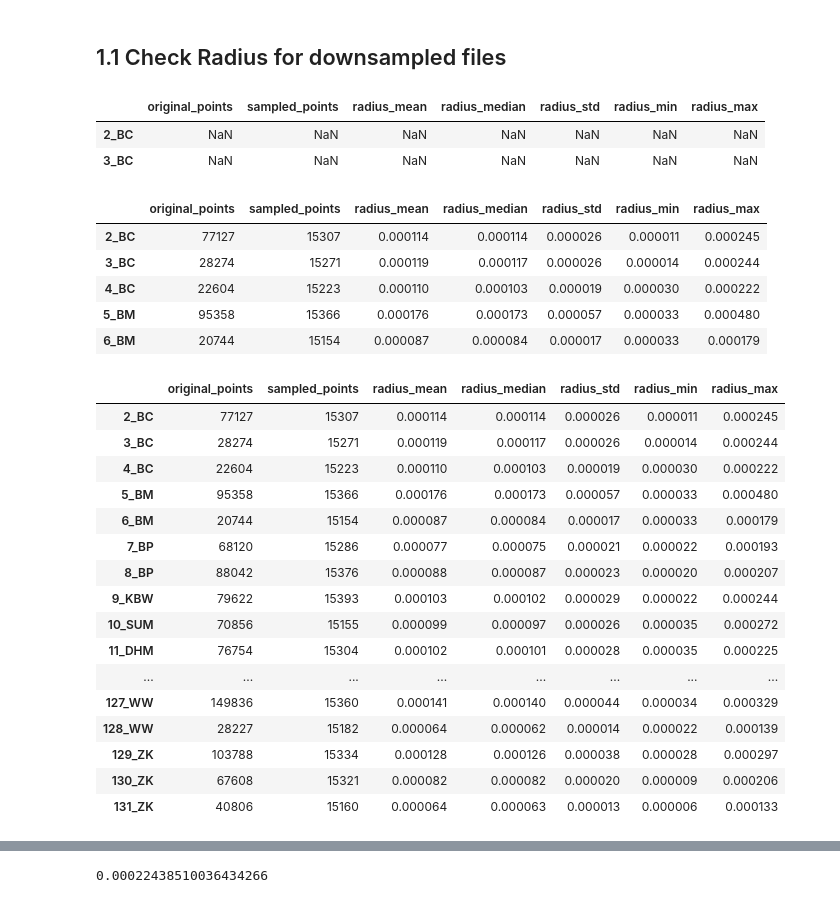
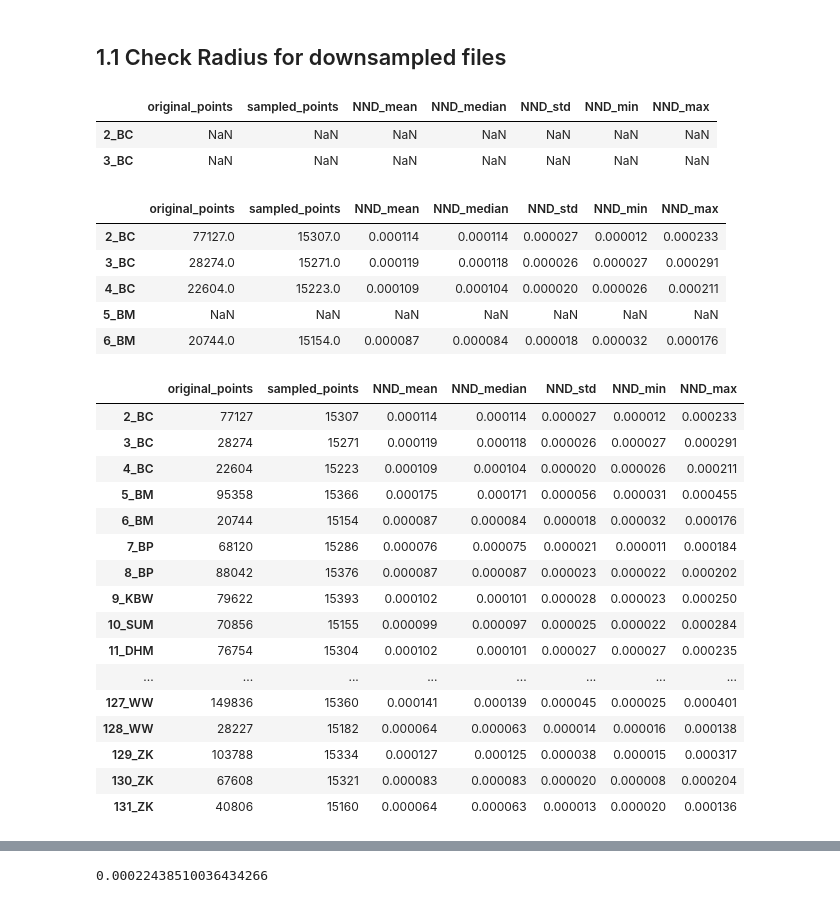
Before and after one commit to abhimandal/AneurysmSegmentation, a Jupyter notebook: aneurysm_segmentation3d/notebooks/EDA.ipynb, the cells around one changed output, grey strips where cells are left out. Drawn from its saved outputs; the diff is of its cells as text; code cells hidden in the pictures.

```diff
--- a/aneurysm_segmentation3d/notebooks/EDA.ipynb
+++ b/aneurysm_segmentation3d/notebooks/EDA.ipynb
@@ -64,3 +64,23 @@ os.path.join(OUTPUT_TEMP_PATH,f"{'3_BC'}{PCA_FILENAME}")
 print (f"TOTAL FILES: {len(patient_id_list)}")
 # %% [output]
 TOTAL FILES: 130
+# %%
+patient_id_list_new = ['102_OC', '27_HM', '113_SN','101_MR','48_LE','4_BC',
+         '91_LS', '32_JM',  '67_HC','130_ZK', '55_MR','97_MD',
+         '122_TR', '124_VA', '120_TM', '31_JM','109_SG','89_LE',
+         '75_IS', '69_HI', '78_KB','73_HS', '126_WD','80_KBB','35_KBB', '30_JM',
+         '26_HM', '118_TI','105_RS','15_TR','93_MAS',
+         '106_RU', '123_TR', '16_TR', '61_BN', '50_LE','68_HD',
+         '110_SK','111_SK','86_KI', '108_SB', '2_BC', '3_BC', '10_SUM',
+         '42_KBB','114_SR', '115_SR','41_KBB','76_JM','13_PMM','14_TR','40_KBB',
+         '54_MR', '12_GAW', '9_KBW','99_MM','92_MAS', '46_LE','37_KBB','119_TI',
+         '65_FU', '22_FA',  '21_FA','57_SF','88_KR','90_BMW', '34_KBB',
+         '60_BL','81_KBB','58_SI','77_KA','83_KBB', '51_LE','74_HS','1_AK', '8_BP',
+          '95_MAS','79_KBB',  '38_KBB','94_MAS', '98_MJ',
+          '36_KBB','39_KBB', '104_PH', '43_KBB',
+          '121_TR', '6_BM',
+          '28_JM','62_CA','96_MAS', '52_LE', '100_MR', '44_AC', '63_CA',
+         '29_JM',
+         '18_EM','33_KBB','71_HRA', '11_DHM','107_SA', '45_AC', '129_ZK'
+          ]
+len(patient_id_list_new)
@@ -69,59 +91,61 @@ TOTAL FILES: 130
 # %% [markdown]
 ## 1.1 Check Radius for downsampled files
 # %%
-del(radius_df)
-radius_columns = ['original_points','sampled_points','radius_mean','radius_median','radius_std','radius_min','radius_max',]
+# del(radius_df)
+radius_columns = ['original_points','sampled_points','NND_mean','NND_median','NND_std','NND_min','NND_max',]
 radius_df = pd.DataFrame(index=patient_id_list, columns = radius_columns )
 radius_df.head(2)
 # %% [output]
-|  | original_points | sampled_points | radius_mean | radius_median | radius_std | radius_min | radius_max |
+|  | original_points | sampled_points | NND_mean | NND_median | NND_std | NND_min | NND_max |
 | 2_BC | NaN | NaN | NaN | NaN | NaN | NaN | NaN |
 | 3_BC | NaN | NaN | NaN | NaN | NaN | NaN | NaN |
 # %%
-for PATIENT_ID in patient_id_list:
+for PATIENT_ID in patient_id_list_new:
+# for PATIENT_ID in patient_id_list:
+
 
     #LOAD Point Cloud in o3d instance
     pc_original = o3d.io.read_point_cloud(os.path.join(INPUT_PATH,f"{PATIENT_ID}{ORIGINAL_FILENAME}"))
     pc_o3d = o3d.io.read_point_cloud(os.path.join(OUTPUT_TEMP_PATH,f"{PATIENT_ID}{PYMESH_FILENAME}"))
 
     #Compute nearest distance
     NN_dist = pc_o3d.compute_nearest_neighbor_distance()
 
     radius_df.loc[PATIENT_ID] = [len(np.asarray(pc_original.points)),len(np.asarray(pc_o3d.points)),
                           np.mean(NN_dist), np.median(NN_dist), np.std(NN_dist), np.min(NN_dist), np.max(NN_dist)
                          ]
 
 # df = df.astype(float)
 radius_df = radius_df.infer_objects()
 # pd.to_numeric(df, downcast='float')
 radius_df.head(5)
 # %% [output]
-|  | original_points | sampled_points | radius_mean | radius_median | radius_std | radius_min | radius_max |
-| 2_BC | 77127 | 15307 | 0.000114 | 0.000114 | 0.000026 | 0.000011 | 0.000245 |
-| 3_BC | 28274 | 15271 | 0.000119 | 0.000117 | 0.000026 | 0.000014 | 0.000244 |
-| 4_BC | 22604 | 15223 | 0.000110 | 0.000103 | 0.000019 | 0.000030 | 0.000222 |
-| 5_BM | 95358 | 15366 | 0.000176 | 0.000173 | 0.000057 | 0.000033 | 0.000480 |
-| 6_BM | 20744 | 15154 | 0.000087 | 0.000084 | 0.000017 | 0.000033 | 0.000179 |
+|  | original_points | sampled_points | NND_mean | NND_median | NND_std | NND_min | NND_max |
+| 2_BC | 77127.0 | 15307.0 | 0.000114 | 0.000114 | 0.000027 | 0.000012 | 0.000233 |
+| 3_BC | 28274.0 | 15271.0 | 0.000119 | 0.000118 | 0.000026 | 0.000027 | 0.000291 |
+| 4_BC | 22604.0 | 15223.0 | 0.000109 | 0.000104 | 0.000020 | 0.000026 | 0.000211 |
+| 5_BM | NaN | NaN | NaN | NaN | NaN | NaN | NaN |
+| 6_BM | 20744.0 | 15154.0 | 0.000087 | 0.000084 | 0.000018 | 0.000032 | 0.000176 |
 # %%
 radius_df
 # %% [output]
-|  | original_points | sampled_points | radius_mean | radius_median | radius_std | radius_min | radius_max |
-| 2_BC | 77127 | 15307 | 0.000114 | 0.000114 | 0.000026 | 0.000011 | 0.000245 |
-| 3_BC | 28274 | 15271 | 0.000119 | 0.000117 | 0.000026 | 0.000014 | 0.000244 |
-| 4_BC | 22604 | 15223 | 0.000110 | 0.000103 | 0.000019 | 0.000030 | 0.000222 |
-| 5_BM | 95358 | 15366 | 0.000176 | 0.000173 | 0.000057 | 0.000033 | 0.000480 |
-| 6_BM | 20744 | 15154 | 0.000087 | 0.000084 | 0.000017 | 0.000033 | 0.000179 |
-| 7_BP | 68120 | 15286 | 0.000077 | 0.000075 | 0.000021 | 0.000022 | 0.000193 |
-| 8_BP | 88042 | 15376 | 0.000088 | 0.000087 | 0.000023 | 0.000020 | 0.000207 |
-| 9_KBW | 79622 | 15393 | 0.000103 | 0.000102 | 0.000029 | 0.000022 | 0.000244 |
-| 10_SUM | 70856 | 15155 | 0.000099 | 0.000097 | 0.000026 | 0.000035 | 0.000272 |
-| 11_DHM | 76754 | 15304 | 0.000102 | 0.000101 | 0.000028 | 0.000035 | 0.000225 |
+|  | original_points | sampled_points | NND_mean | NND_median | NND_std | NND_min | NND_max |
+| 2_BC | 77127 | 15307 | 0.000114 | 0.000114 | 0.000027 | 0.000012 | 0.000233 |
+| 3_BC | 28274 | 15271 | 0.000119 | 0.000118 | 0.000026 | 0.000027 | 0.000291 |
+| 4_BC | 22604 | 15223 | 0.000109 | 0.000104 | 0.000020 | 0.000026 | 0.000211 |
+| 5_BM | 95358 | 15366 | 0.000175 | 0.000171 | 0.000056 | 0.000031 | 0.000455 |
+| 6_BM | 20744 | 15154 | 0.000087 | 0.000084 | 0.000018 | 0.000032 | 0.000176 |
+| 7_BP | 68120 | 15286 | 0.000076 | 0.000075 | 0.000021 | 0.000011 | 0.000184 |
+| 8_BP | 88042 | 15376 | 0.000087 | 0.000087 | 0.000023 | 0.000022 | 0.000202 |
+| 9_KBW | 79622 | 15393 | 0.000102 | 0.000101 | 0.000028 | 0.000023 | 0.000250 |
+| 10_SUM | 70856 | 15155 | 0.000099 | 0.000097 | 0.000025 | 0.000022 | 0.000284 |
+| 11_DHM | 76754 | 15304 | 0.000102 | 0.000101 | 0.000027 | 0.000027 | 0.000235 |
 | ... | ... | ... | ... | ... | ... | ... | ... |
-| 127_WW | 149836 | 15360 | 0.000141 | 0.000140 | 0.000044 | 0.000034 | 0.000329 |
-| 128_WW | 28227 | 15182 | 0.000064 | 0.000062 | 0.000014 | 0.000022 | 0.000139 |
-| 129_ZK | 103788 | 15334 | 0.000128 | 0.000126 | 0.000038 | 0.000028 | 0.000297 |
-| 130_ZK | 67608 | 15321 | 0.000082 | 0.000082 | 0.000020 | 0.000009 | 0.000206 |
-| 131_ZK | 40806 | 15160 | 0.000064 | 0.000063 | 0.000013 | 0.000006 | 0.000133 |
+| 127_WW | 149836 | 15360 | 0.000141 | 0.000139 | 0.000045 | 0.000025 | 0.000401 |
+| 128_WW | 28227 | 15182 | 0.000064 | 0.000063 | 0.000014 | 0.000016 | 0.000138 |
+| 129_ZK | 103788 | 15334 | 0.000127 | 0.000125 | 0.000038 | 0.000015 | 0.000317 |
+| 130_ZK | 67608 | 15321 | 0.000083 | 0.000083 | 0.000020 | 0.000008 | 0.000204 |
+| 131_ZK | 40806 | 15160 | 0.000064 | 0.000063 | 0.000013 | 0.000020 | 0.000136 |
 # %%
 radius_df.describe(percentiles = np.arange(0,1.1,0.1))
 # %% [output]
```
Also changed, not shown: parts of 7 cells of this notebook, 4 other files.
